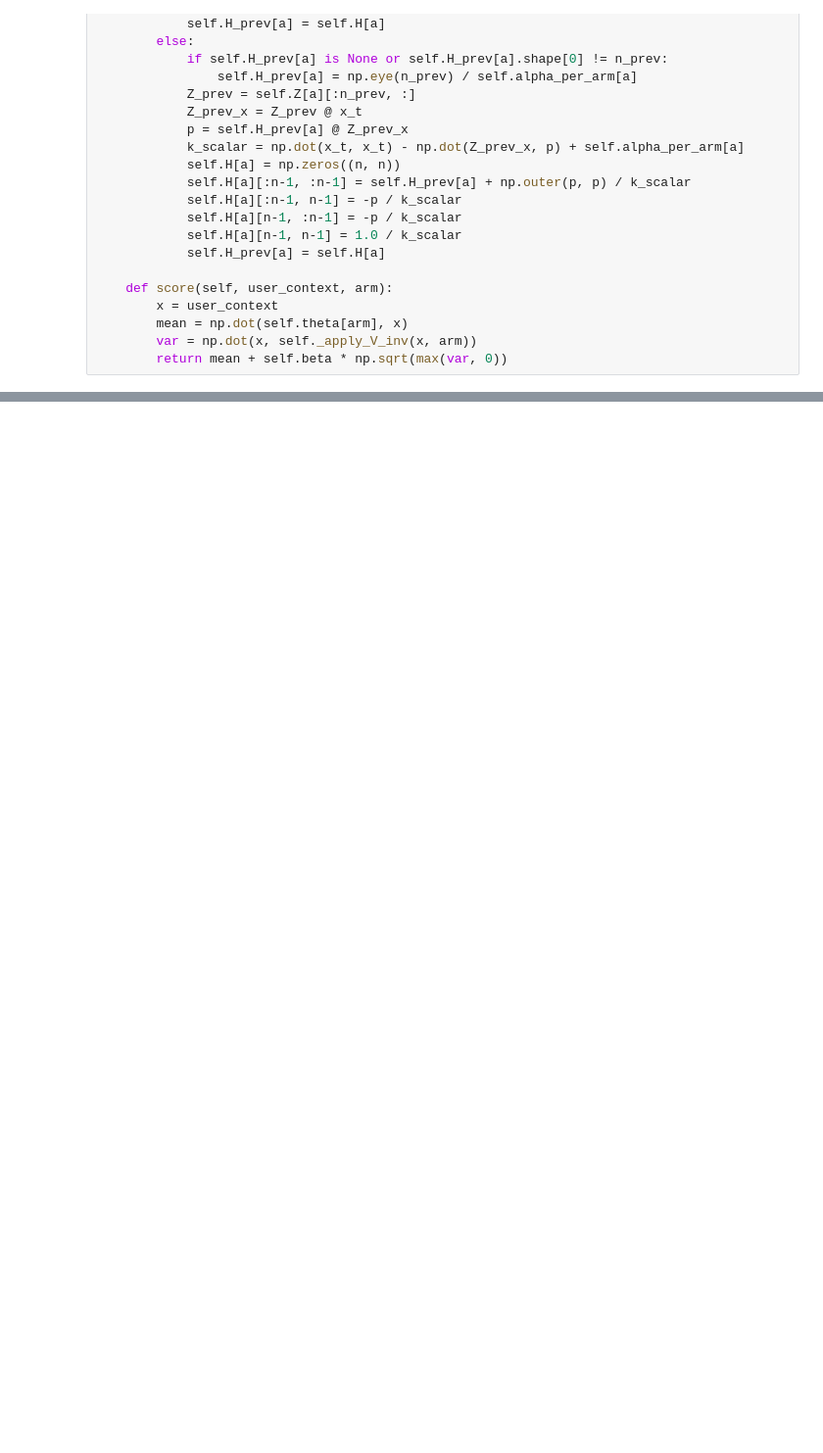
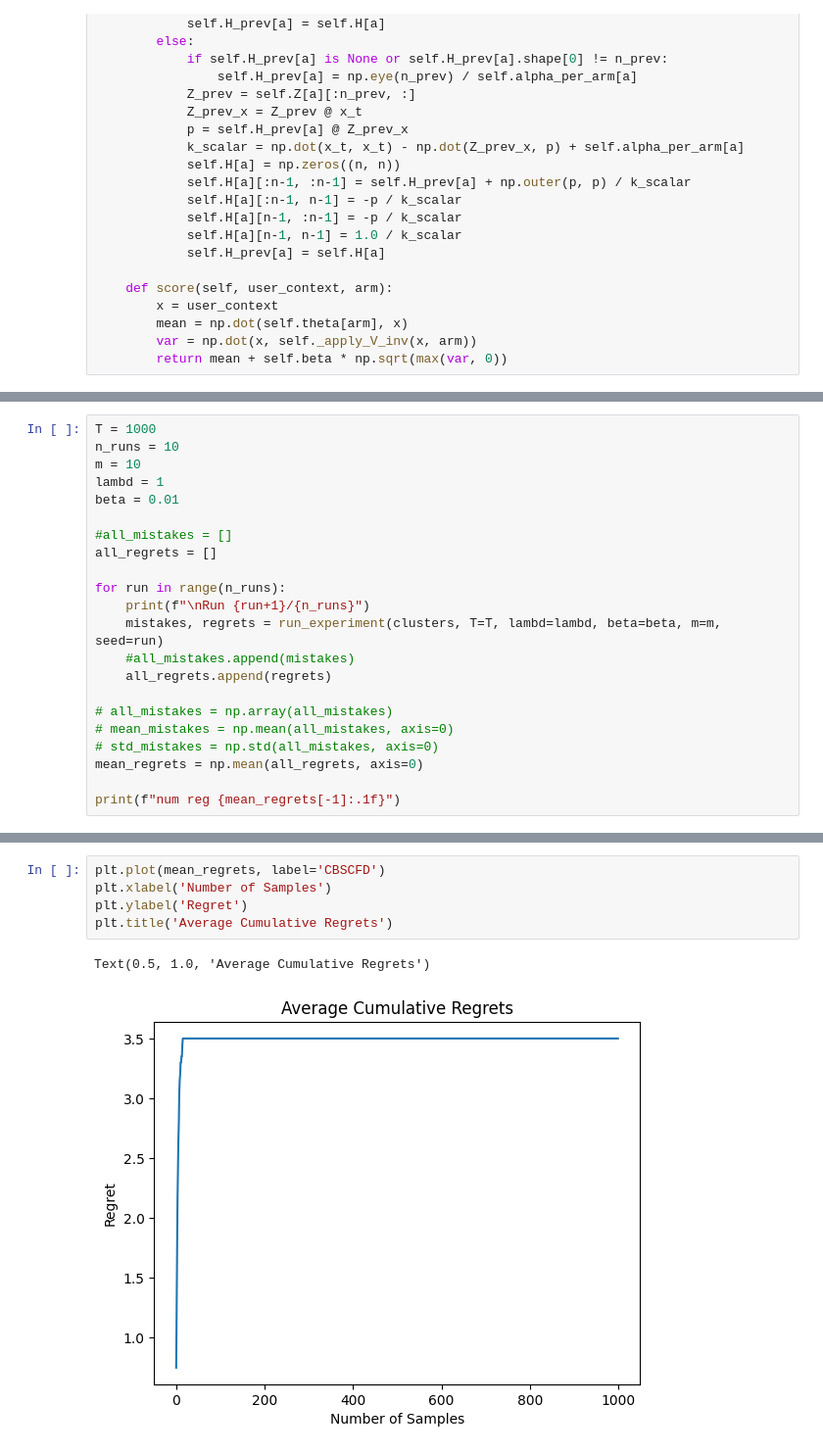
Before and after one commit to ekshustova/PSI_LinUCB, a Jupyter notebook: mnist_experiment.ipynb, the cells around one changed output, grey strips where cells are left out. Shown at 98% size. Drawn from its saved outputs; the diff is of its cells as text; blank space fills up the shorter version.

```diff
--- a/mnist_experiment.ipynb
+++ b/mnist_experiment.ipynb
@@ -233,0 +284,22 @@ plt.show()
+# %%
+T = 1000
+n_runs = 10
+m = 10
+lambd = 1
+beta = 0.01
+
+#all_mistakes = []
+all_regrets = []
+
+for run in range(n_runs):
+    print(f"\nRun {run+1}/{n_runs}")
+    mistakes, regrets = run_experiment(clusters, T=T, lambd=lambd, beta=beta, m=m, seed=run)
+    #all_mistakes.append(mistakes)
+    all_regrets.append(regrets)
+
+# all_mistakes = np.array(all_mistakes)
+# mean_mistakes = np.mean(all_mistakes, axis=0)
+# std_mistakes = np.std(all_mistakes, axis=0)
+mean_regrets = np.mean(all_regrets, axis=0)
+
+print(f"num reg {mean_regrets[-1]:.1f}")
@@ -233,0 +318,8 @@ plt.show()
+# %%
+plt.plot(mean_regrets, label='CBSCFD')
+plt.xlabel('Number of Samples')
+plt.ylabel('Regret')
+plt.title('Average Cumulative Regrets')
+# %% [output]
+Text(0.5, 1.0, 'Average Cumulative Regrets')
+[figure, added]
```
Also changed, not shown: parts of 12 cells of this notebook, 1 other file.
